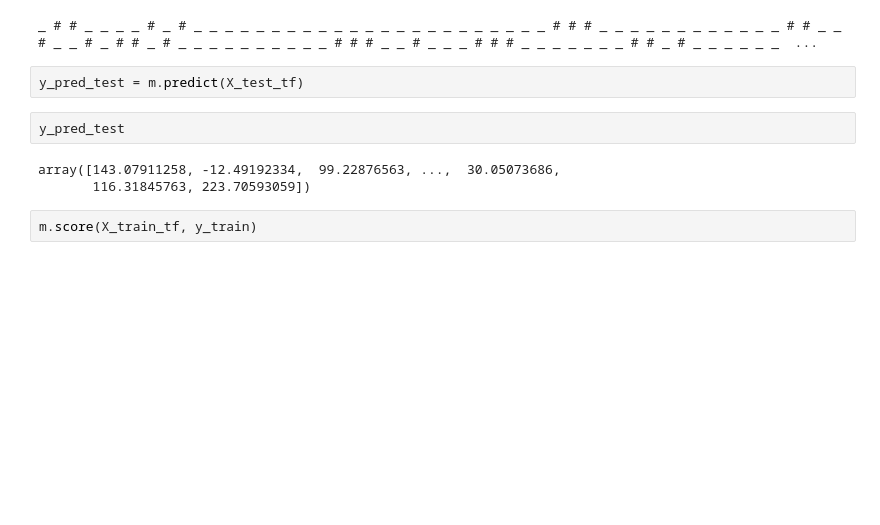
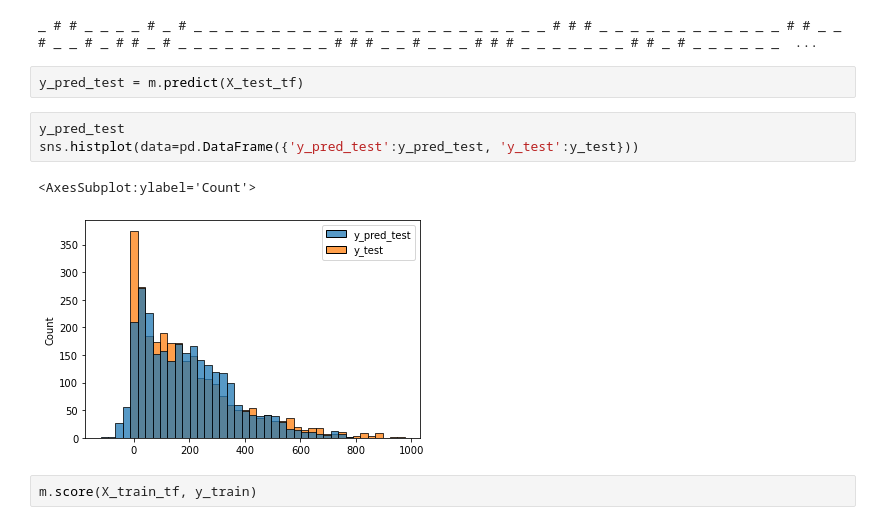
Before and after one commit to raphaelw/data-science-bootcamp, a Jupyter notebook: 03_week/project/bike_sharing_demand.ipynb, the cells around one changed output. Cells and saved outputs as stored; diff of their text form; blank space fills up the shorter version.

Commit message:
add dist plot

```diff
--- a/03_week/project/bike_sharing_demand.ipynb
+++ b/03_week/project/bike_sharing_demand.ipynb
@@ -390,11 +390,12 @@ for i in (m.coef_ > _tol):
 _ # # _ _ _ _ # _ # _ _ _ _ _ _ _ _ _ _ _ _ _ _ _ _ _ _ _ _ _ _ _ # # # _ _ _ _ _ _ _ _ _ _ _ _ # # _ _ # _ _ # _ # # _ # _ _ _ _ _ _ _ _ _ _ # # # _ _ # _ _ _ # # # _ _ _ _ _ _ _ # # _ # _ _ _ _ _ _  ...
 # %%
 y_pred_test = m.predict(X_test_tf)
-# %%
-y_pred_test
-# %% [output]
-array([143.07911258, -12.49192334,  99.22876563, ...,  30.05073686,
-       116.31845763, 223.70593059])
+# %%
+y_pred_test
+sns.histplot(data=pd.DataFrame({'y_pred_test':y_pred_test, 'y_test':y_test}))
+# %% [output]
+<AxesSubplot:ylabel='Count'>
+[figure, added]
 # %%
 m.score(X_train_tf, y_train)
 # %% [output]
```
Also changed, not shown: parts of 5 cells of this notebook.
